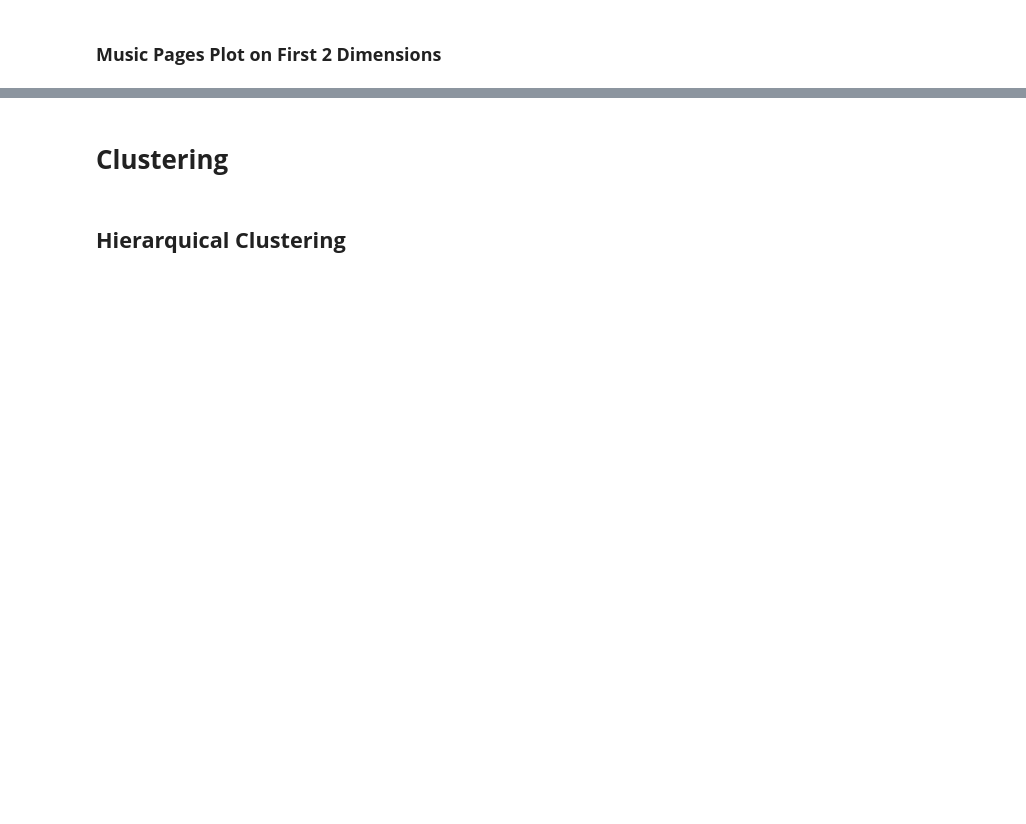
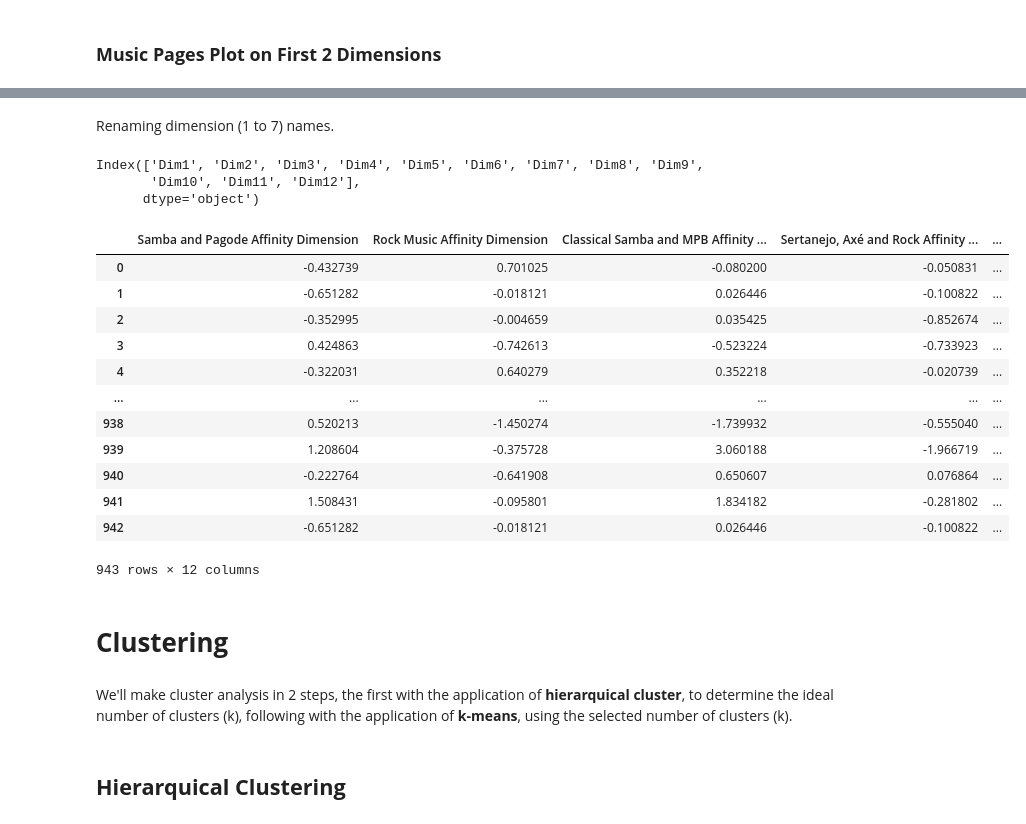
Before and after one commit to brunoleme/Dimension_Reduction_and_Cluster_Analysis, a Jupyter notebook: Dimension_Reduction_and_Clustering.ipynb, the cells around one changed output, grey strips where cells are left out. Drawn from its saved outputs; the diff is of its cells as text; code cells hidden in the pictures; blank space fills up the shorter version.

```diff
--- a/Dimension_Reduction_and_Clustering.ipynb
+++ b/Dimension_Reduction_and_Clustering.ipynb
@@ -416,0 +489,8 @@ top_pages_on_dims[11]
+# %% [markdown]
+Renaming dimension (1 to 7) names.
+# %%
+df_data_new.columns
+# %% [output]
+Index(['Dim1', 'Dim2', 'Dim3', 'Dim4', 'Dim5', 'Dim6', 'Dim7', 'Dim8', 'Dim9',
+       'Dim10', 'Dim11', 'Dim12'],
+      dtype='object')
@@ -417,4 +506,22 @@ top_pages_on_dims[11]
+# %%
+df_data_new
+# %% [output]
+|  | Samba and Pagode Affinity Dimension | Rock Music Affinity Dimension | Classical Samba and MPB Affinity ... | Sertanejo, Axé and Rock Affinity ... | ... |
+| 0 | -0.432739 | 0.701025 | -0.080200 | -0.050831 | ... |
+| 1 | -0.651282 | -0.018121 | 0.026446 | -0.100822 | ... |
+| 2 | -0.352995 | -0.004659 | 0.035425 | -0.852674 | ... |
+| 3 | 0.424863 | -0.742613 | -0.523224 | -0.733923 | ... |
+| 4 | -0.322031 | 0.640279 | 0.352218 | -0.020739 | ... |
+| ... | ... | ... | ... | ... | ... |
+| 938 | 0.520213 | -1.450274 | -1.739932 | -0.555040 | ... |
+| 939 | 1.208604 | -0.375728 | 3.060188 | -1.966719 | ... |
+| 940 | -0.222764 | -0.641908 | 0.650607 | 0.076864 | ... |
+| 941 | 1.508431 | -0.095801 | 1.834182 | -0.281802 | ... |
+| 942 | -0.651282 | -0.018121 | 0.026446 | -0.100822 | ... |
+943 rows × 12 columns
 # %% [markdown]
 # **Clustering**
+# %% [markdown]
+We'll make cluster analysis in 2 steps, the first with the application of **hierarquical cluster**, to determine the ideal number of clusters (k), following with the application of **k-means**, using the selected number of clusters (k).
 # %% [markdown]
 ## **Hierarquical Clustering**
```
Also changed, not shown: parts of 98 cells of this notebook.
